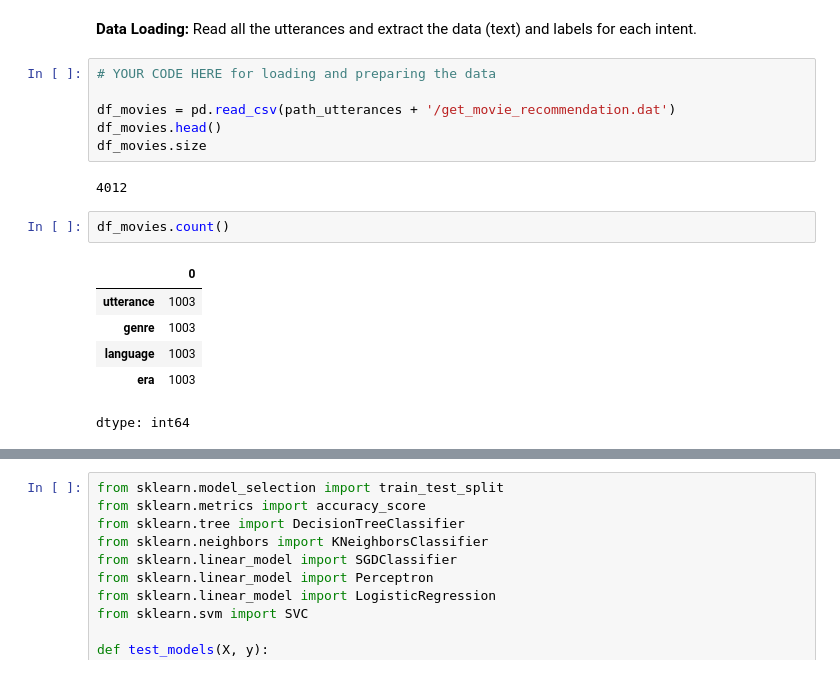
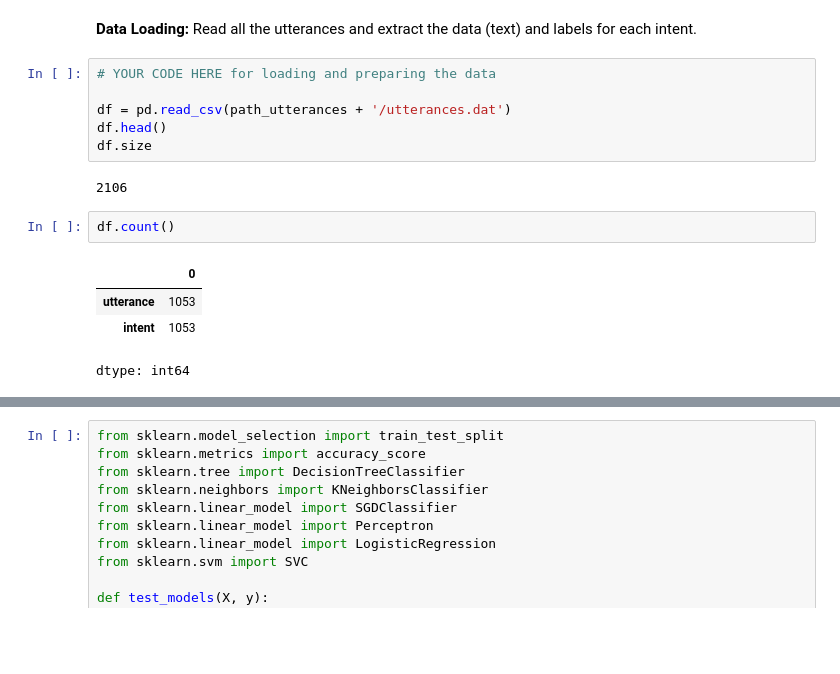
Before and after one commit to vikramvundyala/python_AI-ML, a Jupyter notebook: Chatbot_Hackathon_Movie_pred.ipynb, the cells around one changed output, grey strips where cells are left out. Drawn from its saved outputs; the diff is of its cells as text; blank space fills up the shorter version.

```diff
--- a/Chatbot_Hackathon_Movie_pred.ipynb
+++ b/Chatbot_Hackathon_Movie_pred.ipynb
@@ -309,19 +309,17 @@ To classify the intents based on user input, model must be trained on all the ut
 # %%
 # YOUR CODE HERE for loading and preparing the data
 
-df_movies = pd.read_csv(path_utterances + '/get_movie_recommendation.dat')
-df_movies.head()
-df_movies.size
+df = pd.read_csv(path_utterances + '/utterances.dat')
+df.head()
+df.size
 # %% [output]
-4012
+2106
 # %%
-df_movies.count()
+df.count()
 # %% [output]
 |  | 0 |
-| utterance | 1003 |
-| genre | 1003 |
-| language | 1003 |
-| era | 1003 |
+| utterance | 1053 |
+| intent | 1053 |
 dtype: int64
 # %%
 import nltk
```
Also changed, not shown: parts of 16 cells of this notebook.
